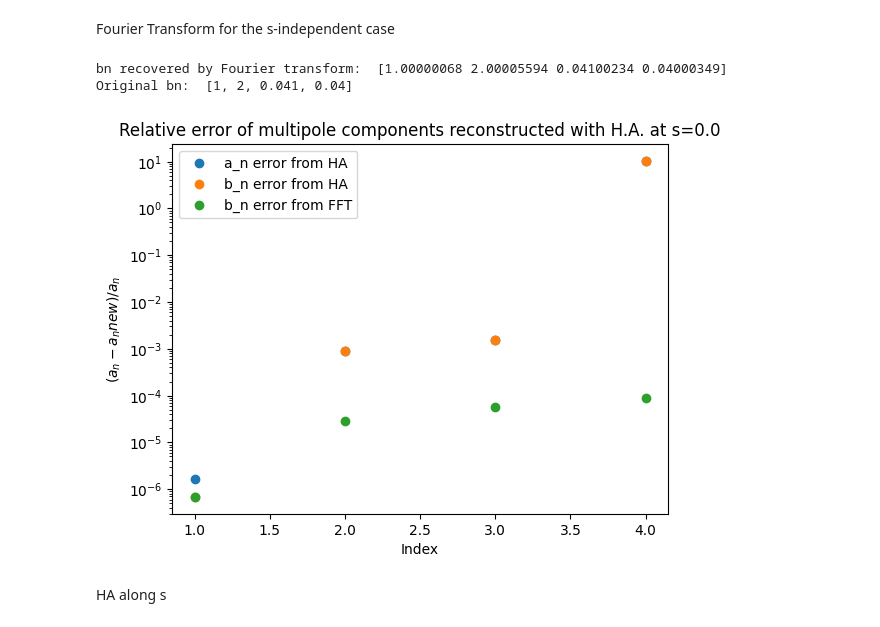
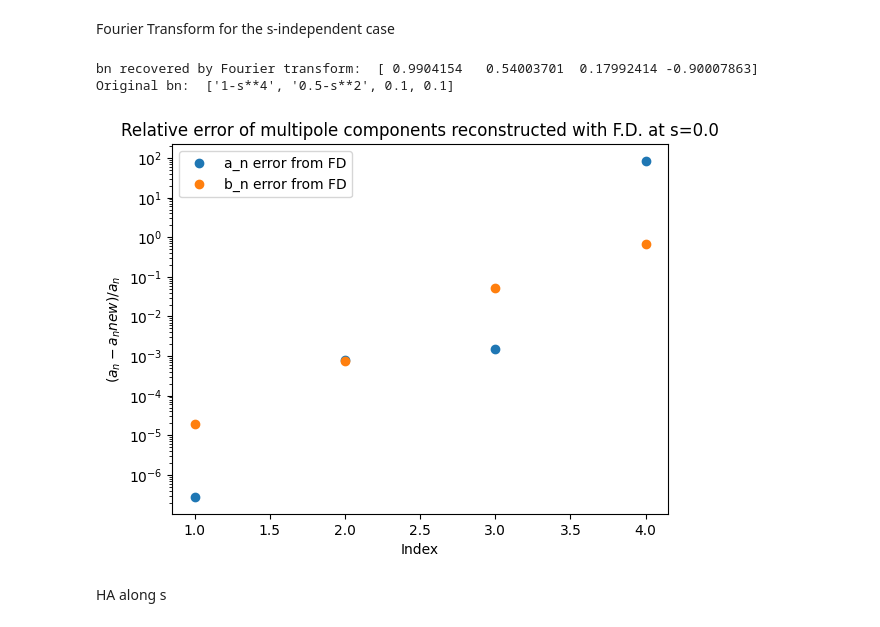
Before and after one commit to marcoliniF/bpmeth, a Jupyter notebook: preliminaryTrials/2abBAcurlB_HA_ab.ipynb, the cells around one changed output. Drawn from its saved outputs; the diff is of its cells as text; code cells hidden in the pictures.

```diff
--- a/preliminaryTrials/2abBAcurlB_HA_ab.ipynb
+++ b/preliminaryTrials/2abBAcurlB_HA_ab.ipynb
@@ -7,8 +7,8 @@ from sympy import lambdify
 from sympy.abc import x, y, s
 # %%
 #start from multipole coeefficients a_n(s)=a1,a2,... and b_n(s)
-a_coeffs = [1 ,2,0.1, 0.04]
-b_coeffs = [1,2,0.041, 0.04]
+a_coeffs = ["1.2-0.3*s", "1-s**2", 0.02, 0.002]
+b_coeffs = ["1-s**4","0.5-s**2",0.1, 0.1]
 #get scalar potential
 expansion=bpmeth.FieldExpansion(a=a_coeffs, b=b_coeffs)
 #expansion.plot_components()
@@ -172,21 +172,23 @@ bnfft=bnianfft.real[:len(b_coeffs)]
 print("bn recovered by Fourier transform: ",bnfft )
 print("Original bn: ", b_coeffs)
 # %% [output]
-bn recovered by Fourier transform:  [1.00000068 2.00005594 0.04100234 0.04000349]
-Original bn:  [1, 2, 0.041, 0.04]
+bn recovered by Fourier transform:  [ 0.9904154   0.54003701  0.17992414 -0.90007863]
+Original bn:  ['1-s**4', '0.5-s**2', 0.1, 0.1]
 # %%
 p=4#how many values to plot
-
-plt.plot(range(1,len(a_coeffs[:p])+1), np.abs(a_coeffs[:p]-an[:p])/a_coeffs[:p], 'o', label='a_n error from HA')
-plt.plot(range(1,len(b_coeffs[:p])+1), np.abs(b_coeffs[:p]-bn[:p])/b_coeffs[:p], 'o', label='b_n error from HA')
-plt.plot(range(1,len(b_coeffs[:p])+1), np.abs(b_coeffs[:p]-bnfft[:p])/b_coeffs[:p], 'o', label='b_n error from FFT')
+#evaluate the symbolic expressions of the original coefficients to compare them with the recovered ones
+b_ana = lambdify(s, b_coeffs, 'numpy')
+a_ana = lambdify(s, a_coeffs, 'numpy')
+plt.plot(range(1,len(a_coeffs[:p])+1), np.abs(a_ana(s_fixed)[:p]-an[:p])/a_ana(s_fixed)[:p], 'o', label='a_n error from FD')
+plt.plot(range(1,len(b_coeffs[:p])+1), np.abs(b_ana(s_fixed)[:p]-bn[:p])/b_ana(s_fixed)[:p], 'o', label='b_n error from FD')
 plt.yscale('log')
 plt.xlabel('Index')
-plt.title('Relative error of multipole components reconstructed with H.A. at s=' + str(s_fixed))
+plt.ylabel('$(a_n - a_nnew)/a_n$')
+plt.title('Relative error of multipole components reconstructed with F.D. at s=' + str(sa[int(len(sa)/2)]))
 plt.legend()
 plt.show()
 # %% [output]
-[figure, old version]
+[figure, new version]
 # %% [markdown]
 HA along s
 # %%
```
Also changed, not shown: parts of 11 cells of this notebook, 1 other file.
